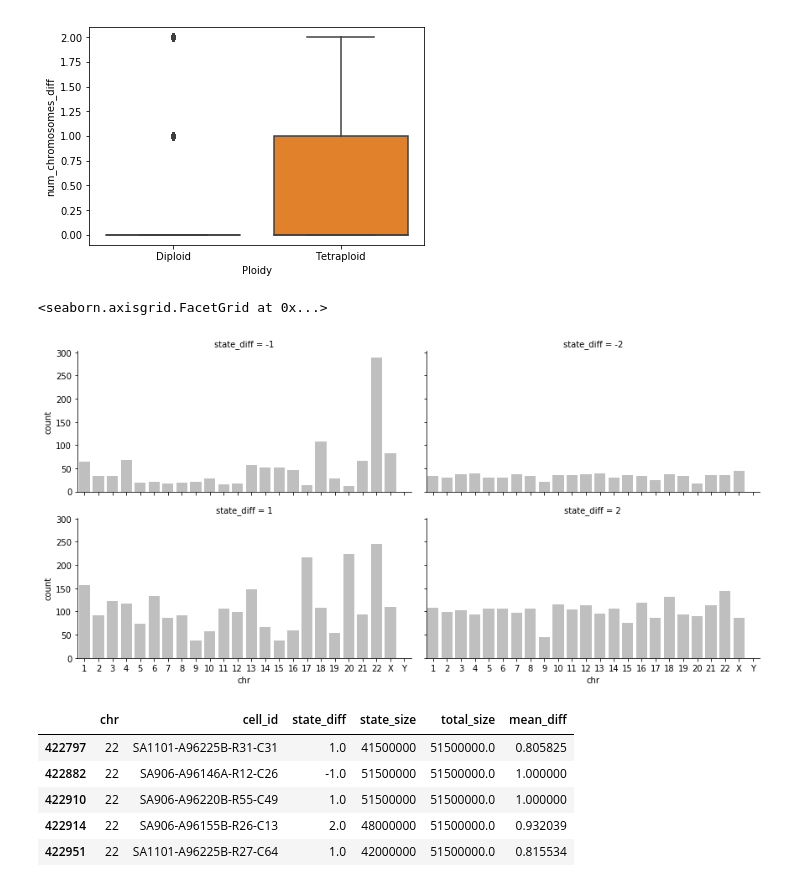
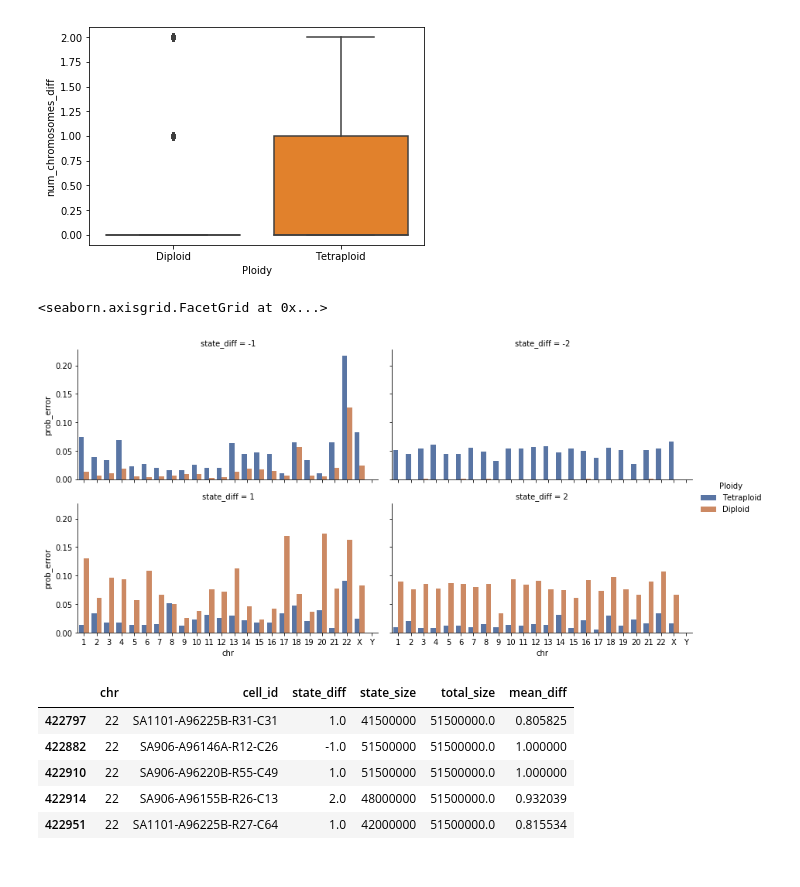
Before and after one commit to shahcompbio/scgenome-deprecated, a Jupyter notebook: notebooks/htert.ipynb, the cells around one changed output. Saved outputs shown, nothing was run; the diff lists cells and outputs as text; code cells hidden in the pictures.

Commit message:
new htert figures

```diff
--- a/notebooks/htert.ipynb
+++ b/notebooks/htert.ipynb
@@ -356,15 +349,29 @@ seaborn.boxplot(
 # %%
 
 plot_data = mean_state_diff.copy()
 plot_data = plot_data[plot_data['state_diff'].abs() <= 2]
+plot_data = plot_data.merge(
+    is_tetraploid.merge(
+        cluster_df[['cluster_id', 'cell_id']].rename(columns={'cluster_id': 'clone'})))
+plot_data = plot_data.merge(
+    plot_data[['cell_id', 'Ploidy']]
+    .drop_duplicates()
+    .groupby('Ploidy')
+    .size().rename('ploidy_cell_count').reset_index())
+plot_data = (
+    plot_data
+    .groupby(['chr', 'state_diff', 'Ploidy', 'ploidy_cell_count'])
+    .size().rename('count').reset_index())
+plot_data['prob_error'] = plot_data['count'] / plot_data['ploidy_cell_count']
+plot_data.head()
 seaborn.factorplot(
-    x='chr', col='state_diff', kind='count', data=plot_data,
+    x='chr', col='state_diff', y='prob_error',
+    hue='Ploidy', data=plot_data, kind='bar',
     order=scgenome.refgenome.info.chromosomes,
-    color='0.75', col_wrap=2,
-    col_order=[-1, -2, 1, 2], aspect=2, size=3)
+    col_wrap=2, col_order=[-1, -2, 1, 2], aspect=2, size=3)
 # %% [output]
 <seaborn.axisgrid.FacetGrid at 0x...>
-[figure, old version]
+[figure, new version]
 # %%
 
 plot_data.query('chr == "22"').head()
```
Also changed, not shown: parts of 3 cells of this notebook.
